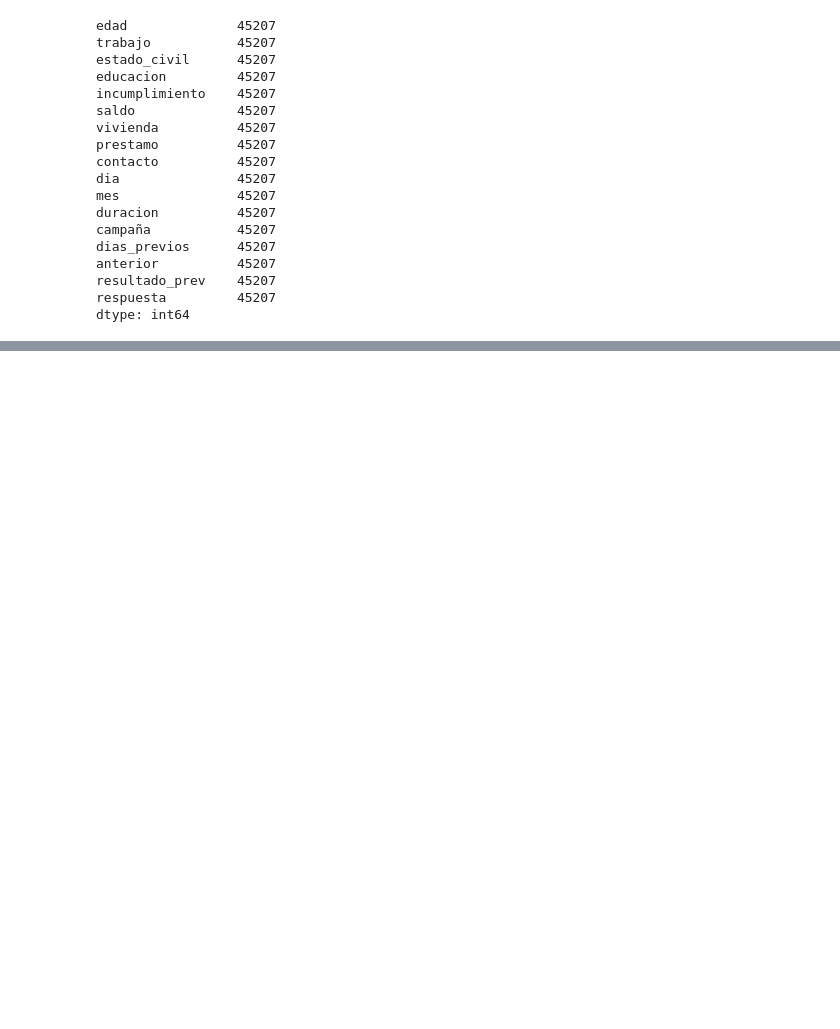
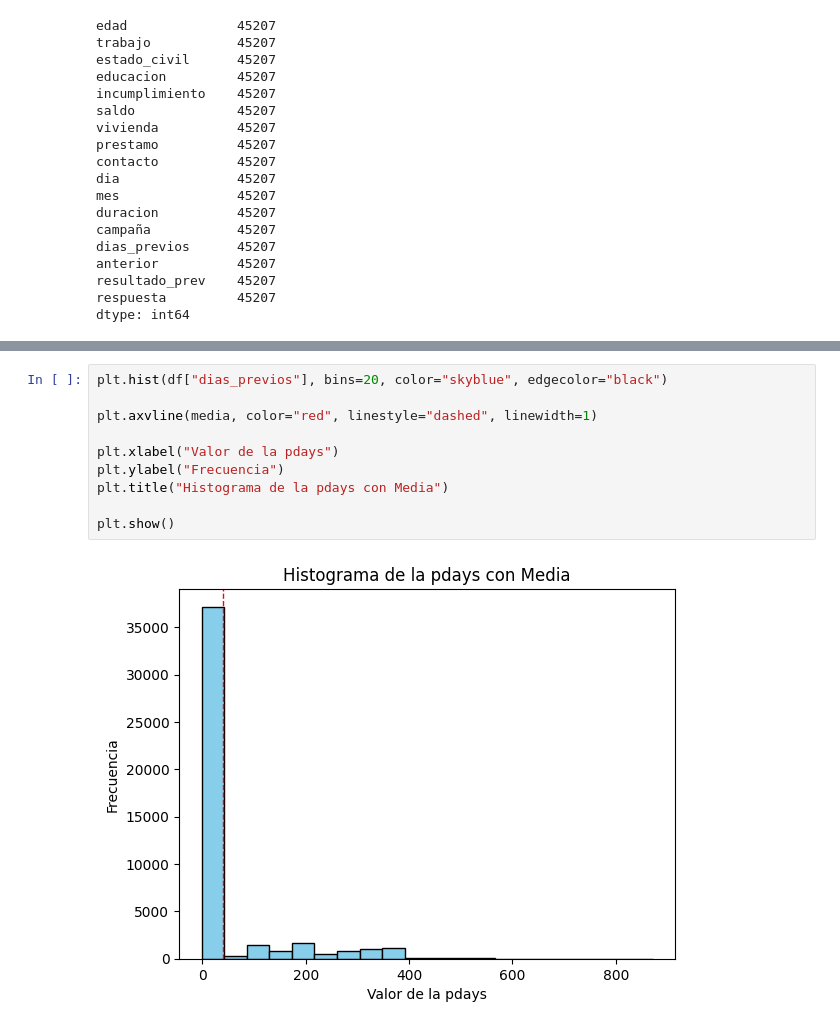
Before and after one commit to jardilam/M-dulo-T-cnico, a Jupyter notebook: Laboratorio_1.ipynb, the cells around one changed output, grey strips where cells are left out. Cells and saved outputs as stored; diff of their text form; blank space fills up the shorter version.

```diff
--- a/Laboratorio_1.ipynb
+++ b/Laboratorio_1.ipynb
@@ -169,0 +273,12 @@ dtype: int64
+# %%
+plt.hist(df["dias_previos"], bins=20, color="skyblue", edgecolor="black")
+
+plt.axvline(media, color="red", linestyle="dashed", linewidth=1)
+
+plt.xlabel("Valor de la pdays")
+plt.ylabel("Frecuencia")
+plt.title("Histograma de la pdays con Media")
+
+plt.show()
+# %% [output]
+[figure, added]
```
Also changed, not shown: parts of 9 cells of this notebook.
